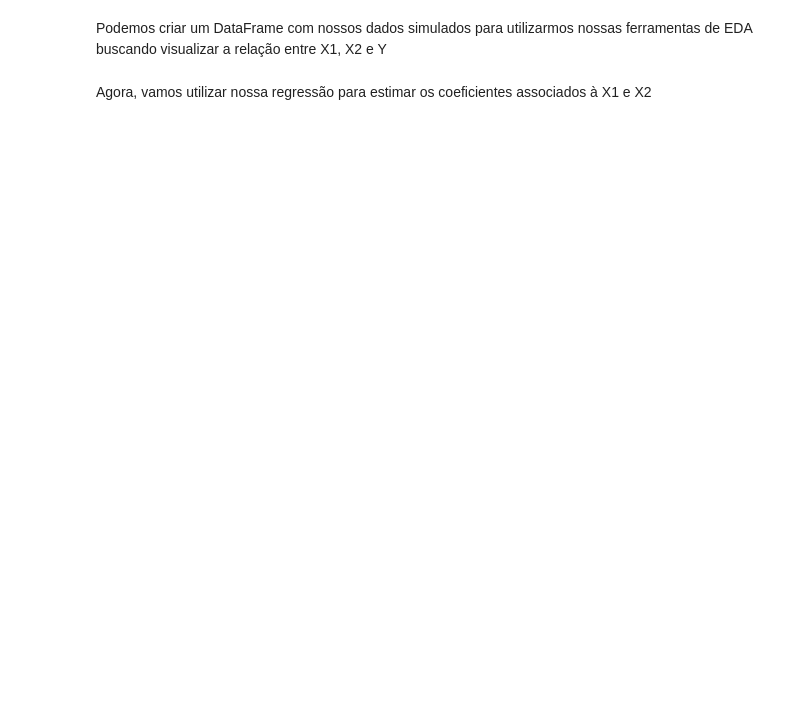
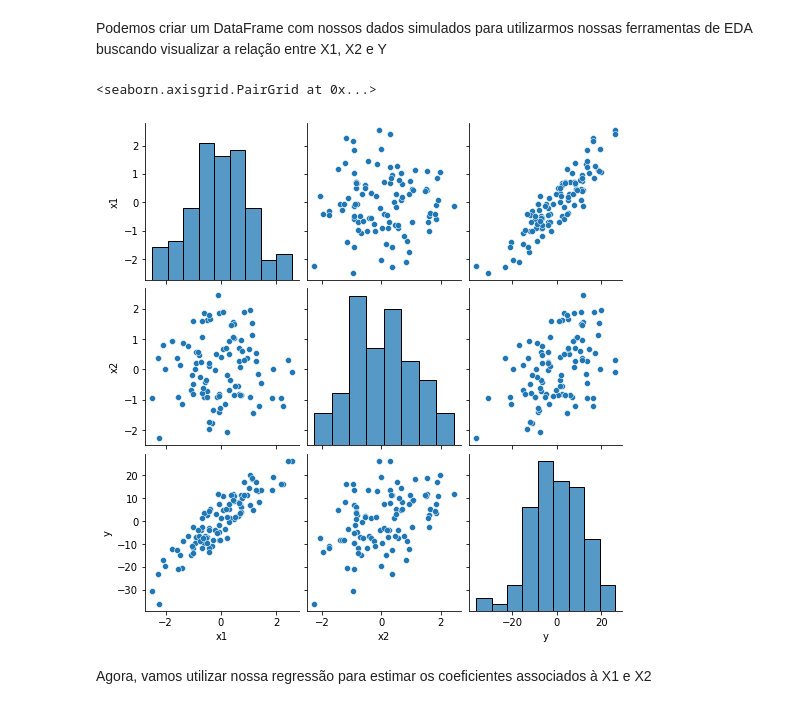
Before and after one commit to pedroteche-ih/79_PT_JUN2022, a Jupyter notebook: aulas/79 DA PT JUN-2022 Regressão Linear II.ipynb, the cells around one changed output. Drawn from its saved outputs; the diff is of its cells as text; code cells hidden in the pictures; blank space fills up the shorter version.

```diff
--- a/aulas/79 DA PT JUN-2022 Regressão Linear II.ipynb
+++ b/aulas/79 DA PT JUN-2022 Regressão Linear II.ipynb
@@ -35,8 +54,11 @@ simular_dado_mv((2, 5, 10), (10, 8, 5), 12, 100)
 # %% [markdown]
 Podemos criar um DataFrame com nossos dados simulados para utilizarmos nossas ferramentas de EDA buscando visualizar a relação entre X1, X2 e Y
 # %%
-teste_mv = simular_dado_mv((0, 1, 10), (0, 1, 5), 2, 100)
+teste_mv = simular_dado_mv((0, 1, 10), (0, 1, 5), 1, 100)
 sns.pairplot(teste_mv)
+# %% [output]
+<seaborn.axisgrid.PairGrid at 0x...>
+[figure, added]
 # %% [markdown]
 Agora, vamos utilizar nossa regressão para estimar os coeficientes associados à X1 e X2
 # %%
```
Also changed, not shown: parts of 27 cells of this notebook, 1 other file.
